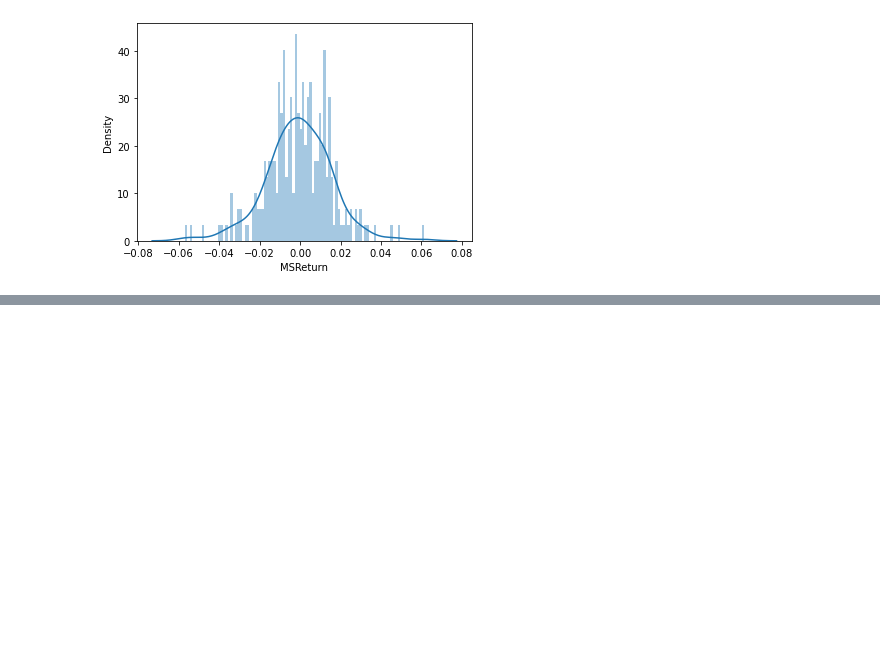
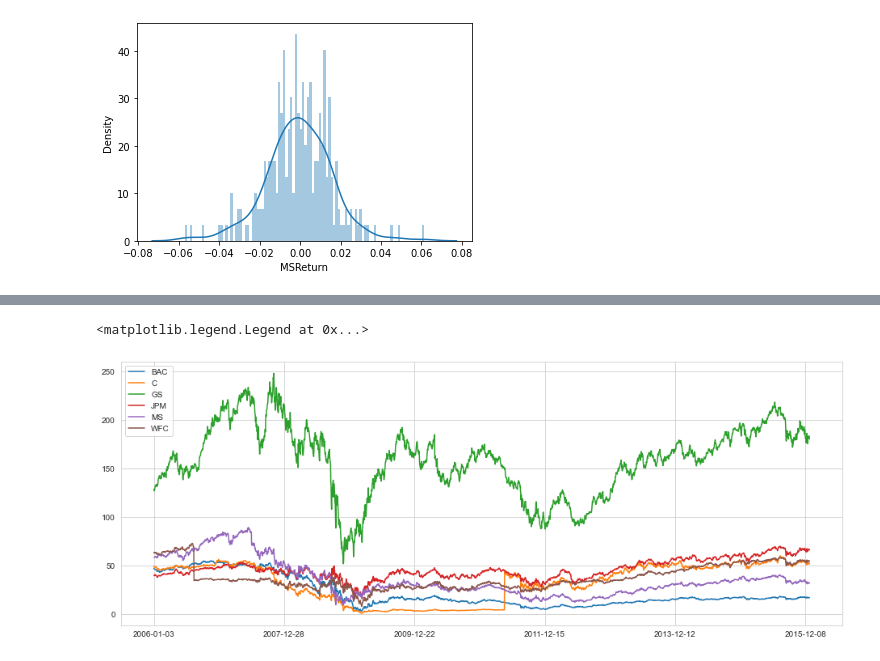
Before and after one commit to samghanbarian/data-science-bootcamp-with-python, a Jupyter notebook: Stock Analysis.ipynb, the cells around one changed output, grey strips where cells are left out. Saved outputs shown, nothing was run; the diff lists cells and outputs as text; code cells hidden in the pictures; blank space fills up the shorter version.

```diff
--- a/Stock Analysis.ipynb
+++ b/Stock Analysis.ipynb
@@ -146,0 +168,8 @@ sns.distplot(returns.loc['2015-01-01':'2015-12-31','MSReturn'], bins = 100)
+# %%
+#same graph
+for tick in tickers:
+    bank_stocks[tick]['close'].plot(figsize=(16,6),label=tick)
+plt.legend()
+# %% [output]
+<matplotlib.legend.Legend at 0x...>
+[figure, added]
```
Also changed, not shown: parts of 20 cells of this notebook.
